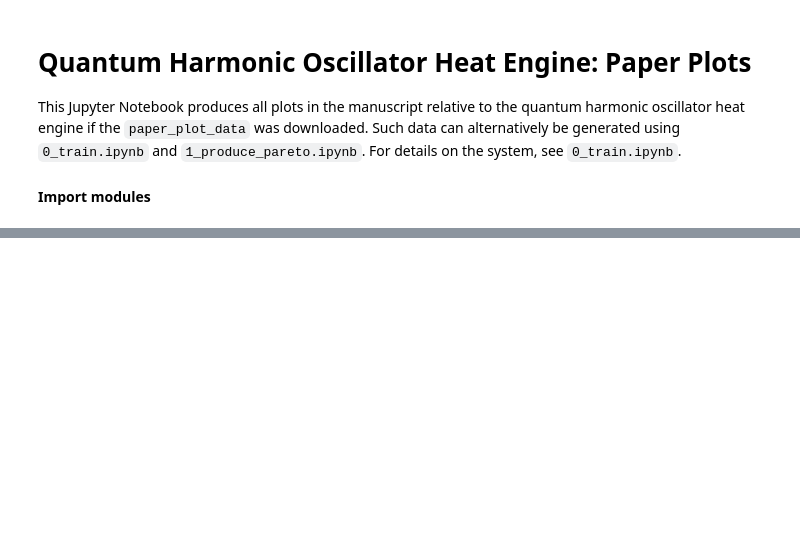
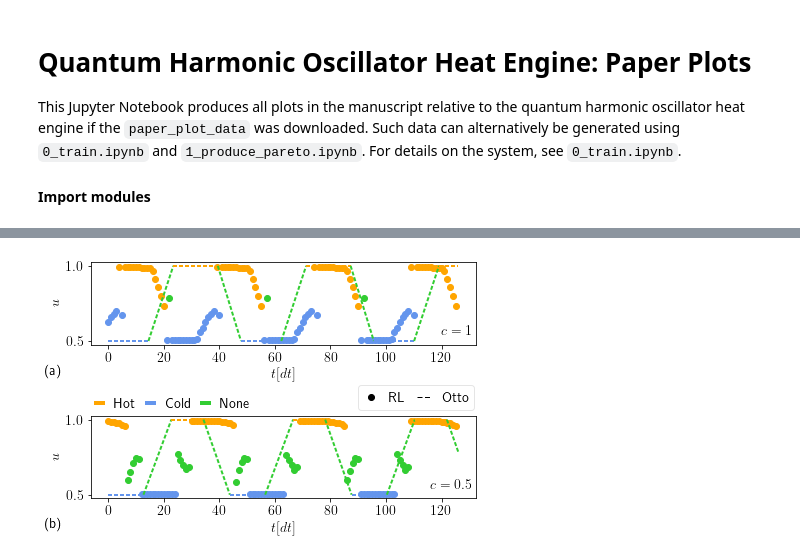
Before and after one commit to PaoloAE/paper_rl_blackbox_thermal_machines, a Jupyter notebook: jupyter_harmonic_engine/TEST_plot_pareto.ipynb, the cells around one changed output, grey strips where cells are left out. Saved outputs shown, nothing was run; the diff lists cells and outputs as text; code cells hidden in the pictures; blank space fills up the shorter version.

```diff
--- a/jupyter_harmonic_engine/TEST_plot_pareto.ipynb
+++ b/jupyter_harmonic_engine/TEST_plot_pareto.ipynb
@@ -276,0 +159,81 @@ plt.show()
+# %%
+main_dir = "../paper_plot_data/exta_runs/harmonic_engine"
+
+cycle_0_file = os.path.join(main_dir, "5/2022_03_18-00_10_35_a=1.0/saved_policies/det_policy.txt")
+cycle_1_file = os.path.join(main_dir, "5/2022_03_17-11_08_48_a=0.5/saved_policies/det_policy.txt")
+actions_to_plot_0 = 126
+actions_to_plot_1 = 126
+actions_line_style = "scatter"
+prot_linewidth = 36
+extra_cycles_linewidth = 1.5
+custom_colors=["orange","cornflowerblue","limegreen"]
+extra_cycles_0 = plotting.produce_otto_cycle(u_min=0.5,u_max=1.,t1=2.9,t2=1.79,t3=3.2,t4=1.67,dt=0.2,
+                                             t_range=[0,actions_to_plot_0*0.2])
+extra_cycles_linewidth_0 = 2.
+extra_cycles_1 = plotting.produce_otto_cycle(u_min=0.5,u_max=1.,t1=2.54,t2=2.01,t3=2.31,t4=1.9,dt=0.2,
+                                             t_range=[0,actions_to_plot_1*0.2])
+extra_cycles_linewidth_1 = 2.
+rl_legend_lines = [Line2D([0], [0], color='black', linewidth=0., marker="o"),
+                        Line2D([0], [0], color='black', linewidth=1, dashes=(4/0.8,2/0.8))]
+rl_legend_text = ["RL","Otto"]
+rl_legend_location = [0.72, 0.46]
+rl_line_length = 1
+rl_column_spacing=0.8
+legend_column_spacing=0.8
+action_legend_lines_1 = [Line2D([0], [0], color='orange', linewidth=4),
+                        Line2D([0], [0], color='cornflowerblue', linewidth=4),
+                        Line2D([0], [0], color='limegreen', linewidth=4)]
+action_legend_text_1 = ["Hot","Cold","None"]
+action_legend_location_1 = [0., 1.]
+legend_line_length_1 = 0.5
+legend_line_length_0 = 2
+plot_file_name = "fig_9.pdf"
+
+#font size
+matplotlib.rcParams.update({'font.size': 14, "text.usetex": True,
+                            'text.latex.preamble' : r'\usepackage{amsmath}\usepackage{physics}'})
+
+#create the figure and subplots
+fig = plt.figure(constrained_layout=True, figsize=(6,3.9))
+gs = gridspec.GridSpec(2, 1, figure=fig, height_ratios = [1.2,1.2])
+prot_0_ax = fig.add_subplot(gs[0, 0])
+prot_1_ax = fig.add_subplot(gs[1, 0])
+
+#useful dicts to read data
+quantity_ind = {'pow': 0, 'entropy': 1, 'eff':2, 'a': 3, 'h': 4}
+
+#first protocol (panel a)
+plotting.plot_actions_on_axis(cycle_0_file, prot_0_ax, actions_to_plot=actions_to_plot_0,custom_colors=custom_colors,
+                                is_tri=True, k_notation=False, x_count_from_zero=True,
+                                linewidth = prot_linewidth, xlabel="$t[dt]$",extra_cycles=extra_cycles_0,
+                                extra_cycles_linewidth=extra_cycles_linewidth_0, legend_column_spacing=legend_column_spacing,
+                                hide_gray_vertical_line=True,legend_line_length=legend_line_length_0,
+                                line_style=actions_line_style)
+
+#second protocol (panel b)
+plotting.plot_actions_on_axis(cycle_1_file, prot_1_ax, actions_to_plot=actions_to_plot_1,custom_colors=custom_colors,
+                                is_tri=True, k_notation=False, x_count_from_zero=True,
+                                linewidth = prot_linewidth, xlabel="$t[dt]$",extra_cycles=extra_cycles_1,
+                                extra_cycles_linewidth=extra_cycles_linewidth_1, legend_lines=action_legend_lines_1,
+                                legend_text=action_legend_text_1, legend_location=action_legend_location_1,
+                                hide_gray_vertical_line=True,legend_line_length=legend_line_length_1,
+                                line_style=actions_line_style, legend_column_spacing=legend_column_spacing)
+
+#legend
+fig.legend(rl_legend_lines,rl_legend_text,loc=rl_legend_location,fancybox=True, framealpha=0.5,borderaxespad=0.,
+                    ncol=2,handlelength=rl_line_length,columnspacing=rl_column_spacing)
+
+#panel numbering labels
+fig.text(-0.118,-0.37, r"(a)",transform=prot_0_ax.transAxes)
+fig.text(-0.118,-0.36, r"(b)",transform=prot_1_ax.transAxes)
+
+#extra panel labelling
+fig.text(0.91,0.12, r"$c=1$",transform=prot_0_ax.transAxes)
+fig.text(0.88,0.12, r"$c=0.5$",transform=prot_1_ax.transAxes)
+
+#save figure
+plt.savefig(plot_file_name)
+#show
+plt.show()
+# %% [output]
+[figure, added]
```
Also changed, not shown: parts of 8 cells of this notebook, 3 other files.
